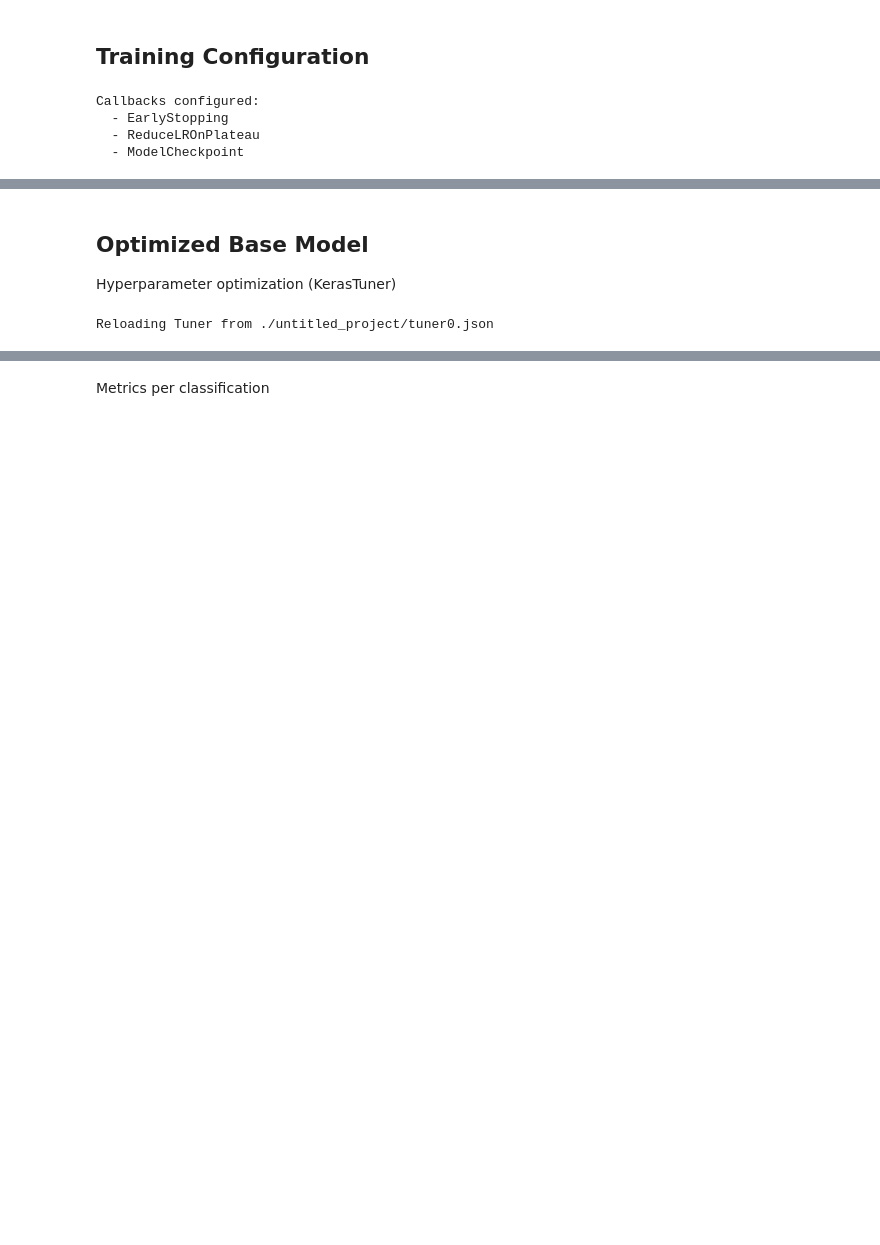
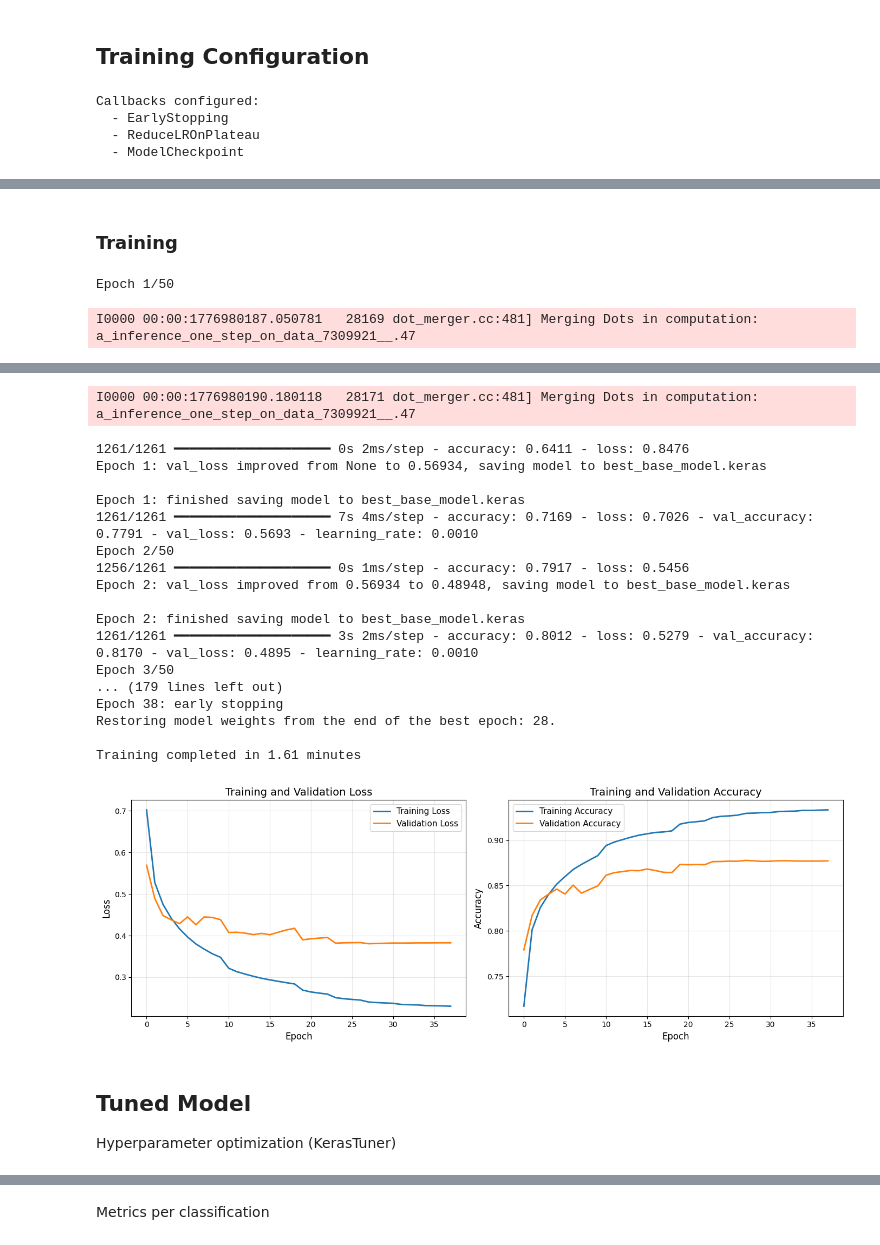
Before and after one commit to Jeison-HM/BedPosIP, a Jupyter notebook: model/train_base_cnn.ipynb, the cells around one changed output, grey strips where cells are left out. Saved outputs shown, nothing was run; the diff lists cells and outputs as text; code cells hidden in the pictures; blank space fills up the shorter version.

```diff
--- a/model/train_base_cnn.ipynb
+++ b/model/train_base_cnn.ipynb
@@ -84,15 +90,14 @@ y_train_int = label_encoder.fit_transform(y_train_raw)
 y_val_int = label_encoder.transform(y_val_raw)
 y_test_int = label_encoder.transform(y_test_raw)
 
-print(f"Label encoding:")
+print("Label encoding:")
 for i, label in enumerate(label_encoder.classes_):
     print(f"  {label} -> {i}")
 
 # One-hot encode labels
-num_classes = 6
-y_train = to_categorical(y_train_int, num_classes=num_classes)
-y_val = to_categorical(y_val_int, num_classes=num_classes)
-y_test = to_categorical(y_test_int, num_classes=num_classes)
+y_train = to_categorical(y_train_int, num_classes=NUM_CLASSES)
+y_val = to_categorical(y_val_int, num_classes=NUM_CLASSES)
+y_test = to_categorical(y_test_int, num_classes=NUM_CLASSES)
 
 print(f"\nOne-hot encoded shape: {y_train.shape[1]}")
 # %% [output]
@@ -277 +269,28 @@ Callbacks configured:
+# %%
+# History training function
+def plot_training_history(history, save=False):
+    fig, axes = plt.subplots(1, 2, figsize=(14, 5))
+
+    # Plot loss
+    axes[0].plot(history.history['loss'], label='Training Loss', linewidth=2)
+    axes[0].plot(history.history['val_loss'], label='Validation Loss', linewidth=2)
+    axes[0].set_xlabel('Epoch', fontsize=12)
+    axes[0].set_ylabel('Loss', fontsize=12)
+    axes[0].set_title('Training and Validation Loss', fontsize=14)
+    axes[0].legend(fontsize=11)
+    axes[0].grid(True, alpha=0.3)
+
+    # Plot accuracy
+    axes[1].plot(history.history['accuracy'], label='Training Accuracy', linewidth=2)
+    axes[1].plot(history.history['val_accuracy'], label='Validation Accuracy', linewidth=2)
+    axes[1].set_xlabel('Epoch', fontsize=12)
+    axes[1].set_ylabel('Accuracy', fontsize=12)
+    axes[1].set_title('Training and Validation Accuracy', fontsize=14)
+    axes[1].legend(fontsize=11)
+    axes[1].grid(True, alpha=0.3)
+
+    plt.tight_layout()
+    plt.show()
+    if save:
+        plt.savefig(f'training_{history}.png', dpi=300, bbox_inches='tight')
 # %% [markdown]
@@ -350,0 +298,5 @@ plt.show()
+# %%
+base_model = create_model()
+base_model.summary()
+
+check_layer_trainable_params(base_model)
@@ -350,0 +329,8 @@ plt.show()
+# %% [markdown]
+### Training
+# %%
+base_history = train_model(base_model)
+plot_training_history(base_history)
+# %% [output]
+Epoch 1/50
+I0000 00:00:1776980187.050781   28169 dot_merger.cc:481] Merging Dots in computation: a_inference_one_step_on_data_7309921__.47
@@ -351,4 +338,23 @@ plt.show()
+I0000 00:00:1776980190.180118   28171 dot_merger.cc:481] Merging Dots in computation: a_inference_one_step_on_data_7309921__.47
+1261/1261 ━━━━━━━━━━━━━━━━━━━━ 0s 2ms/step - accuracy: 0.6411 - loss: 0.8476
+Epoch 1: val_loss improved from None to 0.56934, saving model to best_base_model.keras
+
+Epoch 1: finished saving model to best_base_model.keras
+1261/1261 ━━━━━━━━━━━━━━━━━━━━ 7s 4ms/step - accuracy: 0.7169 - loss: 0.7026 - val_accuracy: 0.7791 - val_loss: 0.5693 - learning_rate: 0.0010
+Epoch 2/50
+1256/1261 ━━━━━━━━━━━━━━━━━━━━ 0s 1ms/step - accuracy: 0.7917 - loss: 0.5456
+Epoch 2: val_loss improved from 0.56934 to 0.48948, saving model to best_base_model.keras
+
+Epoch 2: finished saving model to best_base_model.keras
+1261/1261 ━━━━━━━━━━━━━━━━━━━━ 3s 2ms/step - accuracy: 0.8012 - loss: 0.5279 - val_accuracy: 0.8170 - val_loss: 0.4895 - learning_rate: 0.0010
+Epoch 3/50
+... (179 lines left out)
+Epoch 38: early stopping
+Restoring model weights from the end of the best epoch: 28.
+
+Training completed in 1.61 minutes
+[figure, added]
 # %% [markdown]
-## Optimized Base Model
+## Tuned Model
 
 Hyperparameter optimization (KerasTuner)
@@ -436,7 +360,0 @@ def build_model(hp):
-# %%
-tuner = keras_tuner.RandomSearch(
-    build_model,
-    objective='val_loss',
-    max_trials=10)
-# %% [output]
-Reloading Tuner from ./untitled_project/tuner0.json
```
Also changed, not shown: parts of 36 cells of this notebook, 7 other files.
